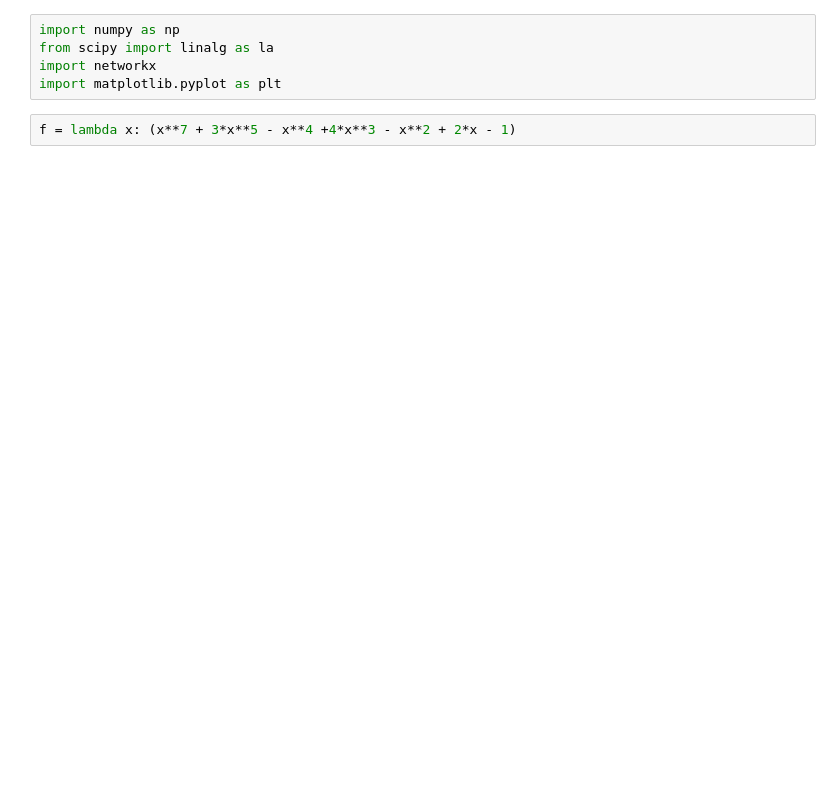
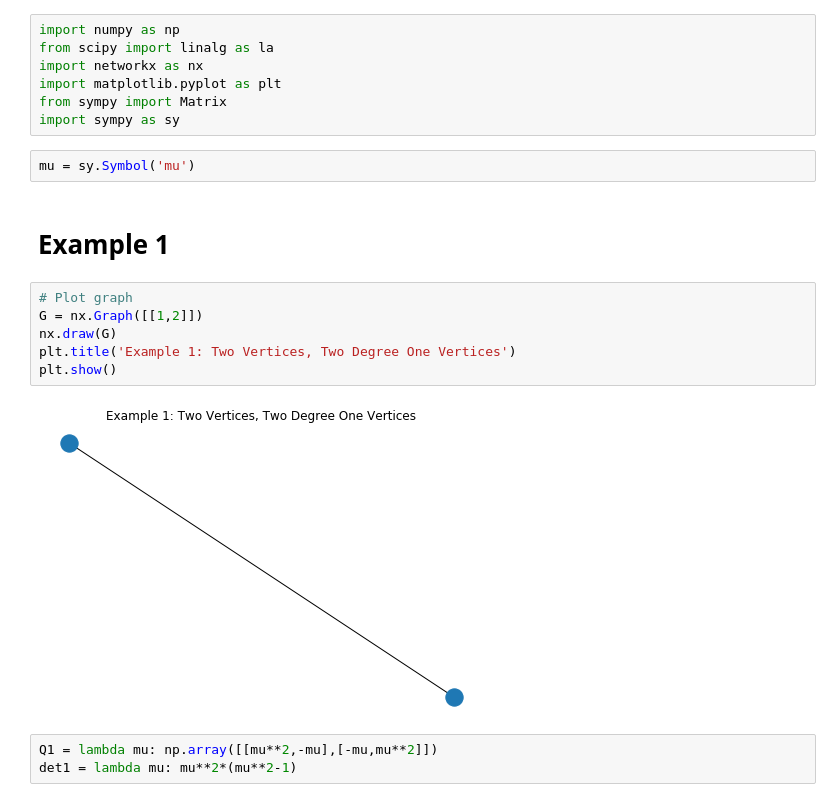
Before and after one commit to cglover13/research, a Jupyter notebook: Kempton/nullspace.ipynb, the cells around one changed output. Saved outputs shown, nothing was run; the diff lists cells and outputs as text; blank space fills up the shorter version.

Commit message:
lnullspace example

```diff
--- a/Kempton/nullspace.ipynb
+++ b/Kempton/nullspace.ipynb
@@ -1,8 +1,23 @@
 # %%
 import numpy as np
 from scipy import linalg as la
-import networkx
+import networkx as nx
 import matplotlib.pyplot as plt
+from sympy import Matrix
+import sympy as sy
-# %%
-f = lambda x: (x**7 + 3*x**5 - x**4 +4*x**3 - x**2 + 2*x - 1)
+# %%
+mu = sy.Symbol('mu')
+# %% [markdown]
+# Example 1
+# %%
+# Plot graph
+G = nx.Graph([[1,2]])
+nx.draw(G)
+plt.title('Example 1: Two Vertices, Two Degree One Vertices')
+plt.show()
+# %% [output]
+[figure, added]
+# %%
+Q1 = lambda mu: np.array([[mu**2,-mu],[-mu,mu**2]])
+det1 = lambda mu: mu**2*(mu**2-1)
 # %%
```
Also changed, not shown: parts of 17 cells of this notebook.
